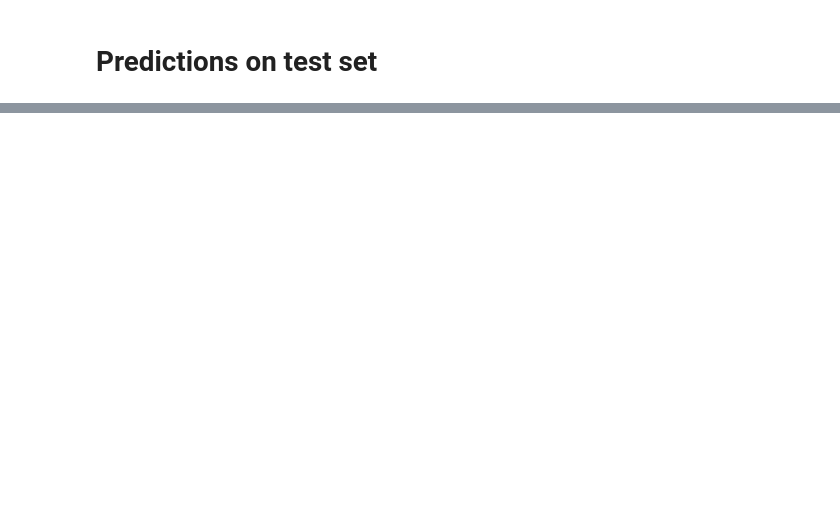
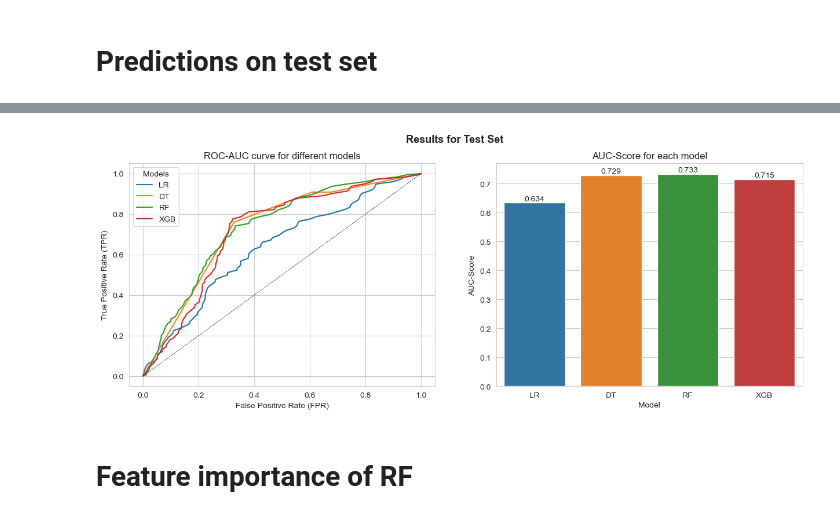
Before and after one commit to bglucca/ArvatoCustomerSegmentation, a Jupyter notebook: 05_mailout_predictions.ipynb, the cells around one changed output, grey strips where cells are left out. Saved outputs shown, nothing was run; the diff lists cells and outputs as text; code cells hidden in the pictures; blank space fills up the shorter version.

```diff
--- a/05_mailout_predictions.ipynb
+++ b/05_mailout_predictions.ipynb
@@ -650,2 +566,8 @@ for m in ['RF_interval_ohe_best_estimator', 'XGB_no_interval_ohe_best_estimator'
+# %%
+model_dict_ohe = {}
+
+for k, v in cross_vals_alt.items():
+
+    model_dict_ohe[k] = v.best_estimator_
 # %%
 # Baseline Result
@@ -680,0 +591,6 @@ Parameters: { "n_thread" } are not used.
+# %%
+result_ohe, curve_ohe = test_models(model_dict_ohe,
+                                            X_train,
+                                            y_train,
+                                            X_test,
+                                            y_test)
@@ -733,0 +611,6 @@ plt.show()
+# %%
+plot_results(curve_ohe, result_ohe)
+# %% [output]
+[figure, added]
+# %% [markdown]
+# Feature importance of RF
```
Also changed, not shown: parts of 51 cells of this notebook.
